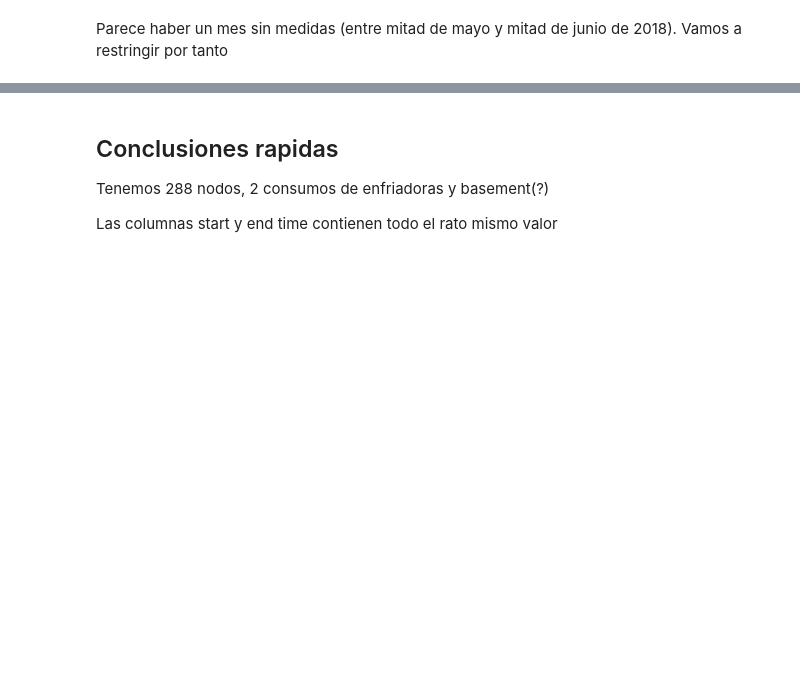
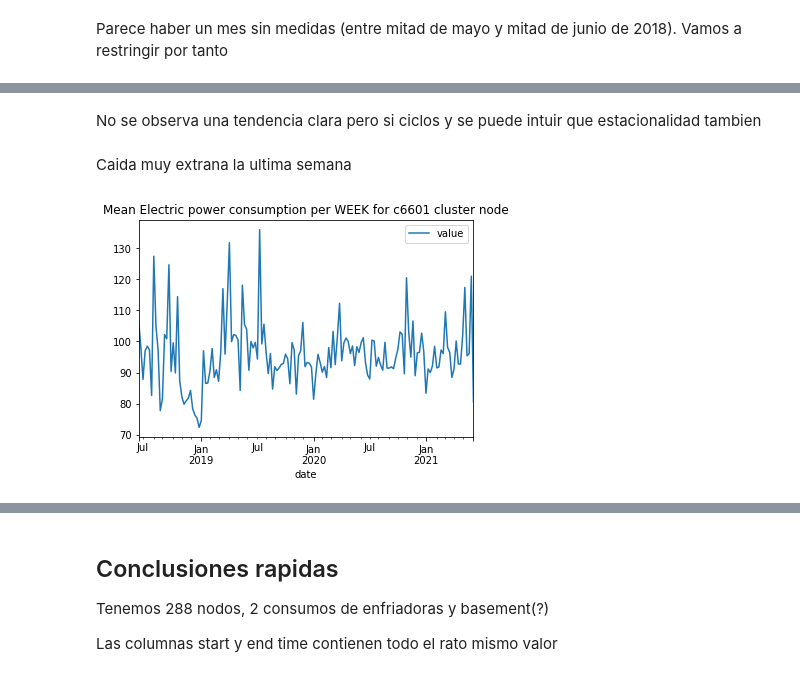
Before and after one commit to lmc00/TS-Forecasting, a Jupyter notebook: src/eDA_and_ETL.ipynb, the cells around one changed output, grey strips where cells are left out. Saved outputs shown, nothing was run; the diff lists cells and outputs as text; code cells hidden in the pictures; blank space fills up the shorter version.

```diff
--- a/src/eDA_and_ETL.ipynb
+++ b/src/eDA_and_ETL.ipynb
@@ -239,0 +318,10 @@ power_c6601_df_subset
+# %% [markdown]
+No se observa una tendencia clara pero si ciclos y se puede intuir que estacionalidad tambien
+# %% [markdown]
+Caida muy extrana la ultima semana
+# %%
+power_c6601_df_weekly_mean.plot()
+plt.title("Mean Electric power consumption per WEEK for c6601 cluster node")
+plt.show()
+# %% [output]
+[figure, added]
```
Also changed, not shown: parts of 23 cells of this notebook, 2 other files.
